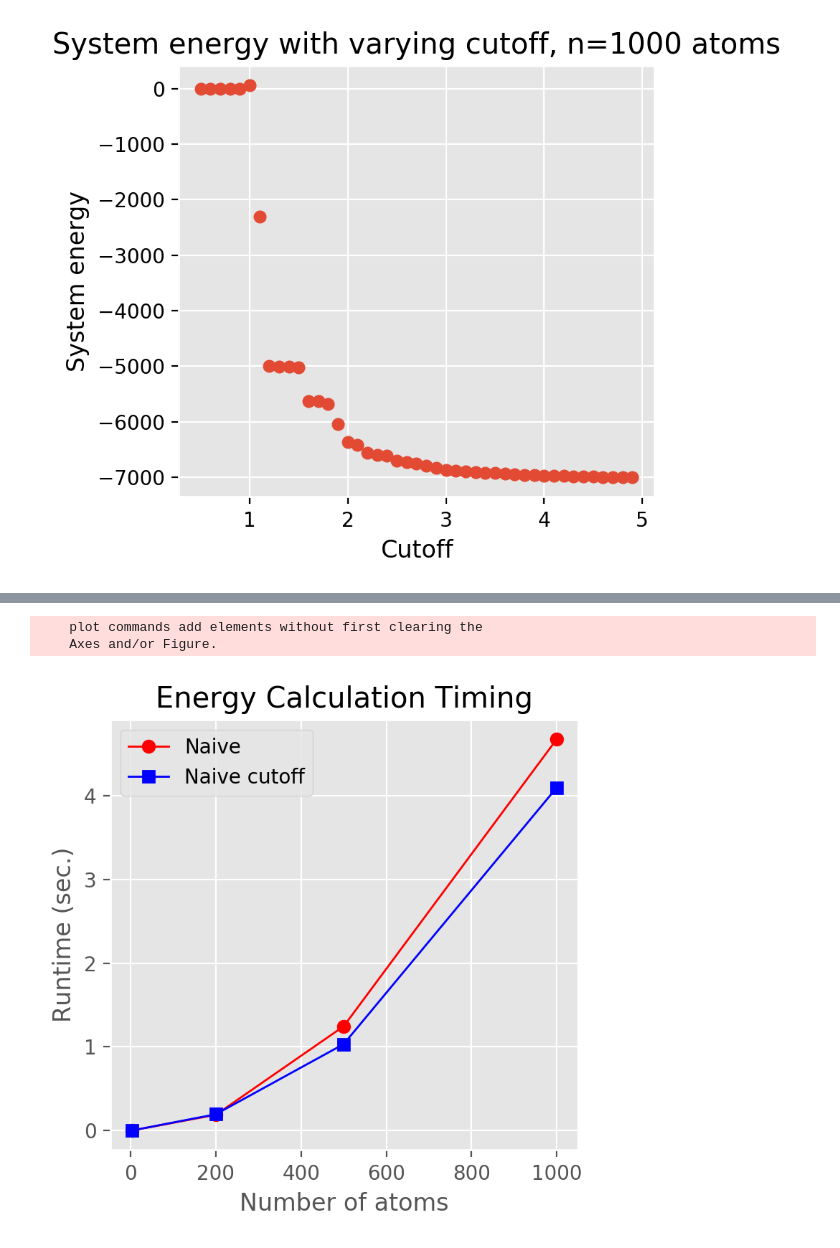
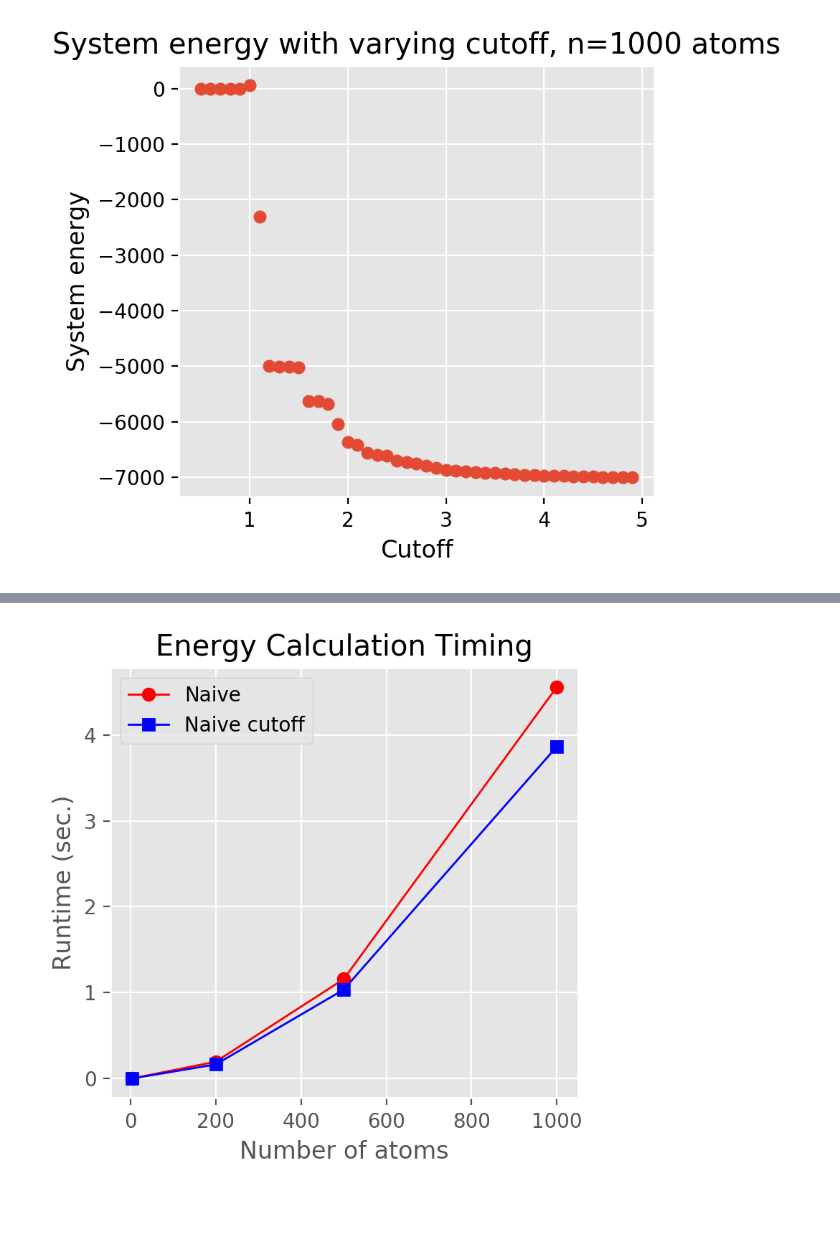
Before and after one commit to ryananeff/BioAlgorithms, a Jupyter notebook: assignment1/Homework1.ipynb, the cells around one changed output, grey strips where cells are left out. Saved outputs shown, nothing was run; the diff lists cells and outputs as text; code cells hidden in the pictures; blank space fills up the shorter version.

```diff
--- a/assignment1/Homework1.ipynb
+++ b/assignment1/Homework1.ipynb
@@ -462,20 +419,37 @@ c1000 = runtime('calculate_system_energy_naive_cutoff(test_1000,ideal_cutoff)')
 # %%
+import time
+
+def runtime(function):
+    t0 = time.time()  # start time
+    exec(function)
+    t1 = time.time() # end time
+    return(t1-t0)
+
+n3 = runtime('calculate_system_energy(test_3)') #naive
+c3 = runtime('calculate_system_energy_naive_cutoff(test_3,ideal_cutoff)') #naive cutoff
+
+n200 = runtime('calculate_system_energy(test_200)') #naive
+c200 = runtime('calculate_system_energy_naive_cutoff(test_200,ideal_cutoff)') #naive cutoff
+
+n500 = runtime('calculate_system_energy(test_500)') #naive
+c500 = runtime('calculate_system_energy_naive_cutoff(test_500,ideal_cutoff)') #naive cutoff
+
+n1000 = runtime('calculate_system_energy(test_1000)') #naive
+c1000 = runtime('calculate_system_energy_naive_cutoff(test_1000,ideal_cutoff)') #naive cutoff
+
 plt.style.use('ggplot')
 rcParams['figure.figsize'] = (4,4)
 rcParams['figure.dpi'] = 200
 rcParams['font.family'] = 'DejaVu Sans'
 
-plt.hold(True)
 plt.plot([3,200,500,1000],[n3,n200,n500,n1000],"ro-",linewidth="1")
 plt.plot([3,200,500,1000],[c3,c200,c500,c1000],"bs-",linewidth="1")
 plt.title("Energy Calculation Timing")
 plt.xlabel("Number of atoms")
 plt.ylabel("Runtime (sec.)")
 plt.legend(["Naive","Naive cutoff"])
 plt.tight_layout()
 plt.savefig("problem_4c.png")
 plt.show()
 # %% [output]
-    plot commands add elements without first clearing the
-    Axes and/or Figure.
-[figure, old version]
+[figure, new version]
```
Also changed, not shown: parts of 35 cells of this notebook, 1 other file.
